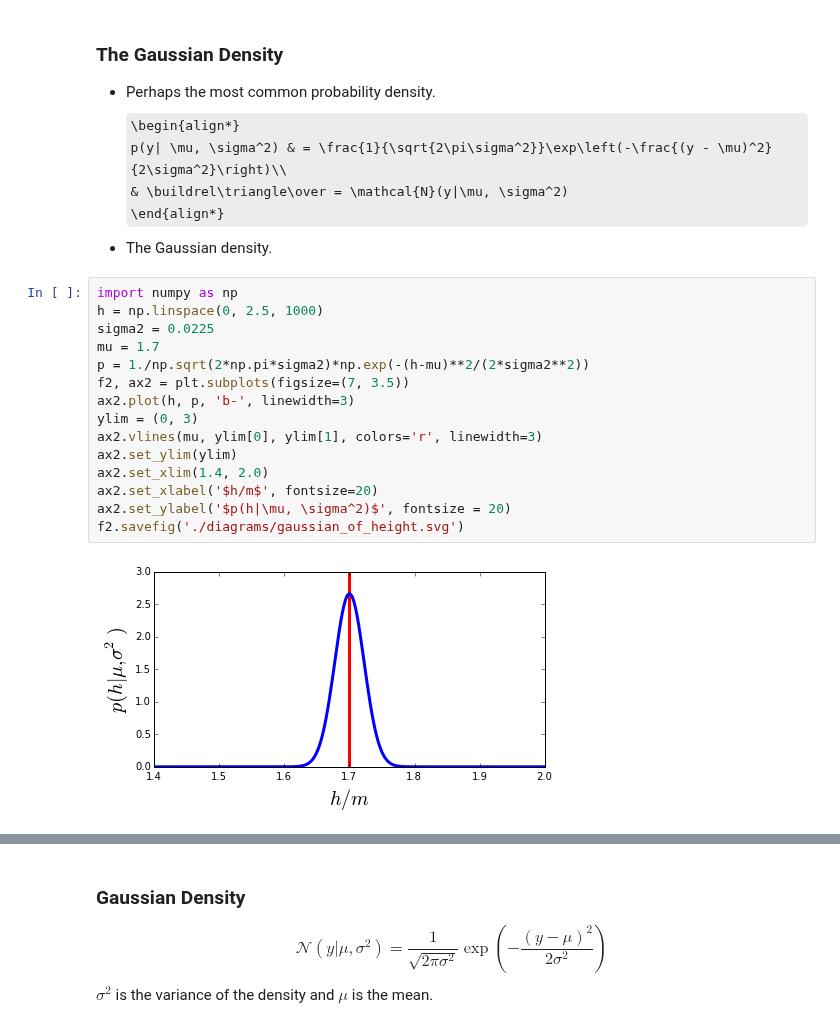
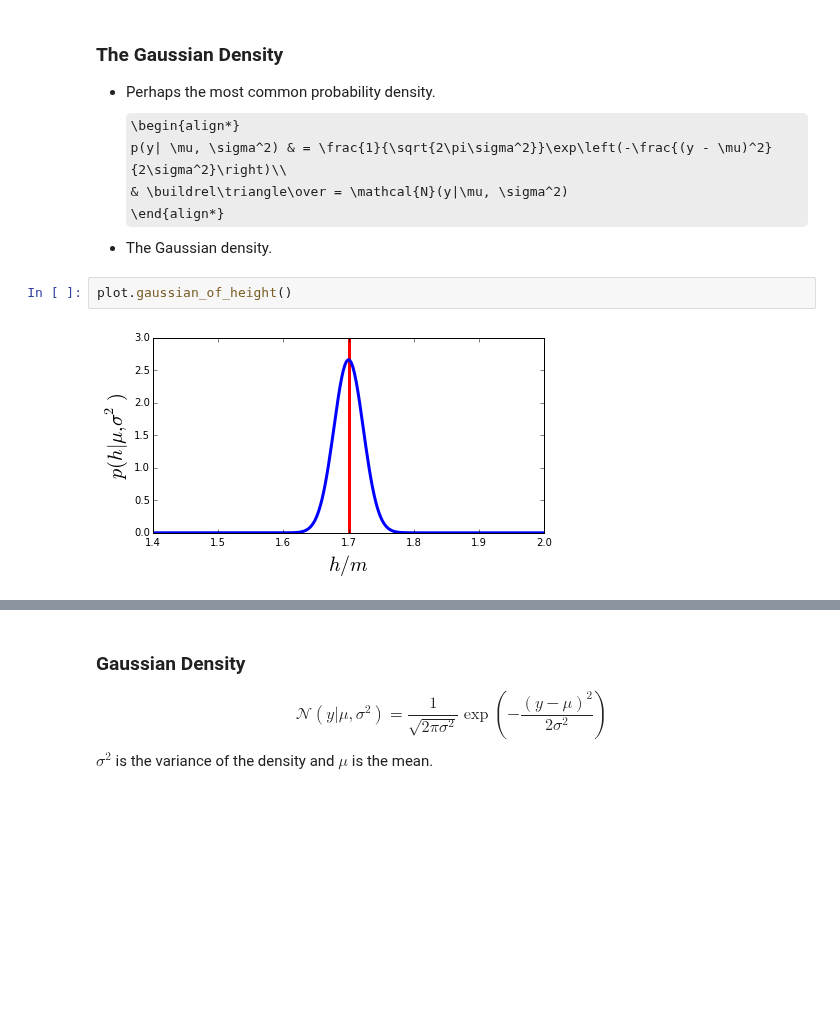
Before and after one commit to lawrennd/mlai2015, a Jupyter notebook: slides/w3_regression.ipynb, the cells around one changed output, grey strips where cells are left out. Saved outputs shown, nothing was run; the diff lists cells and outputs as text; some formulas as TeX source; blank space fills up the shorter version.

```diff
--- a/slides/w3_regression.ipynb
+++ b/slides/w3_regression.ipynb
@@ -121,23 +128,10 @@ p(y| \mu, \sigma^2) & = \frac{1}{\sqrt{2\pi\sigma^2}}\exp\left(-\frac{(y - \mu)^
 & \buildrel\triangle\over = \mathcal{N}(y|\mu, \sigma^2)
 \end{align*}
 - The Gaussian density.
-# %%
-import numpy as np
-h = np.linspace(0, 2.5, 1000)
-sigma2 = 0.0225
-mu = 1.7
-p = 1./np.sqrt(2*np.pi*sigma2)*np.exp(-(h-mu)**2/(2*sigma2**2))
-f2, ax2 = plt.subplots(figsize=(7, 3.5))
-ax2.plot(h, p, 'b-', linewidth=3)
-ylim = (0, 3)
-ax2.vlines(mu, ylim[0], ylim[1], colors='r', linewidth=3)
-ax2.set_ylim(ylim)
-ax2.set_xlim(1.4, 2.0)
-ax2.set_xlabel('$h/m$', fontsize=20)
-ax2.set_ylabel('$p(h|\mu, \sigma^2)$', fontsize = 20)
-f2.savefig('./diagrams/gaussian_of_height.svg')
-# %% [output]
-[figure, removed]
+# %%
+plot.gaussian_of_height()
+# %% [output]
+[figure, added]
 # %% [markdown]
 ### Gaussian Density
 ![](./diagrams/gaussian_of_height.svg)
```
Also changed, not shown: parts of 4 cells of this notebook, 30 other files.
